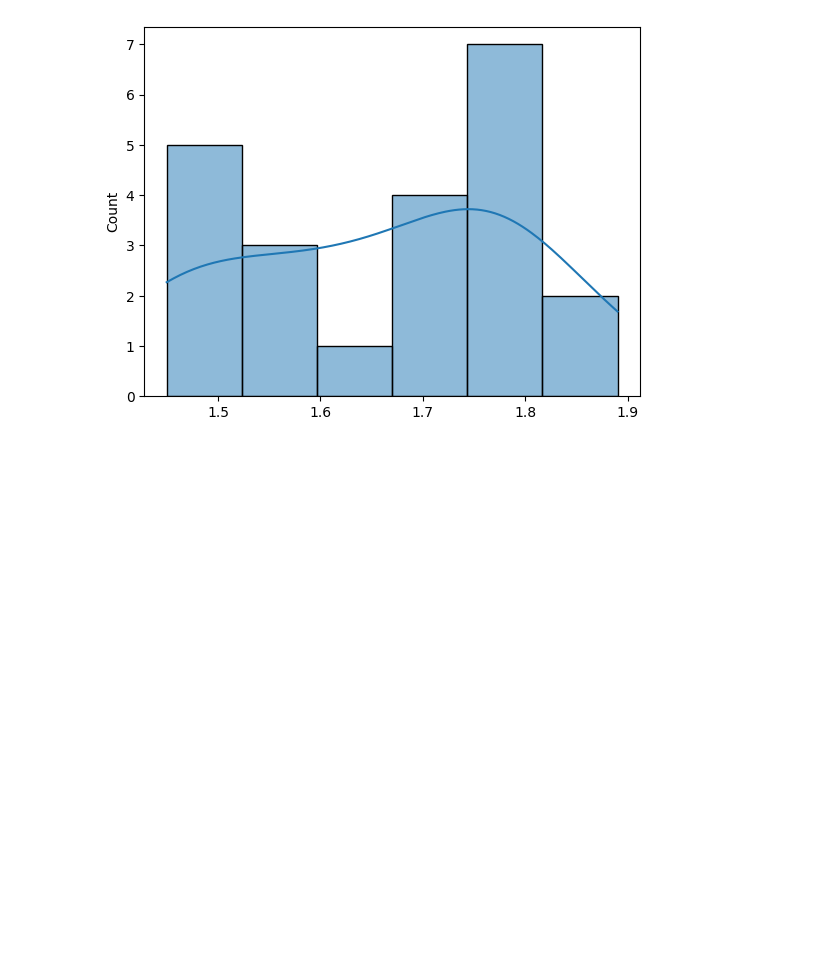
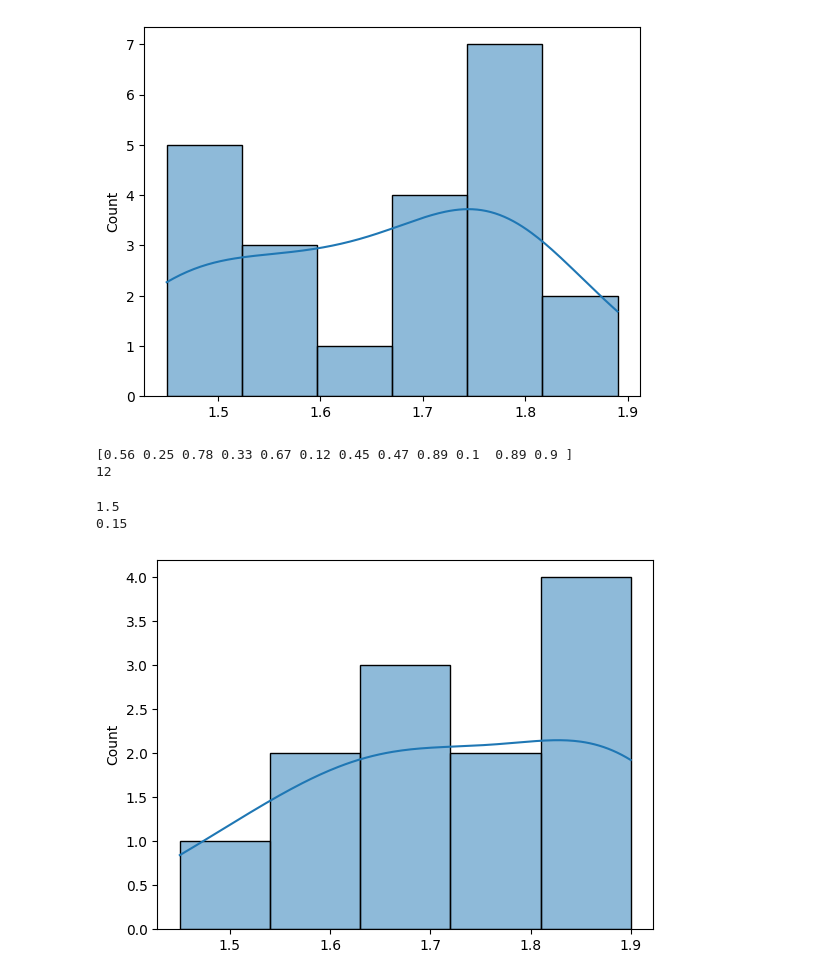
Before and after one commit to jeniferGoncalvesDaSilvaDev/Estatistica-python, a Jupyter notebook: lgn.ipynb, the cells around one changed output. Drawn from its saved outputs; the diff is of its cells as text; code cells hidden in the pictures; blank space fills up the shorter version.

```diff
--- a/lgn.ipynb
+++ b/lgn.ipynb
@@ -12,7 +12,7 @@ tamanho_p=len(lista_p)
 populacao=np.array(lista_p)
 
 
-lista_a=[1.67,1.89,1.45,1.78,1.90,1.67,1.89,1.56,1.90,1.78]
+lista_a=[1.67,1.89,1.45,1.78,1.90,1.67,1.89,1.56,1.90,1.78,1.56,1.67]
 tamanho_a=len(lista_a)
 amostra = np.array(lista_a)
 print(populacao)
@@ -32,3 +32,28 @@ sb.histplot(populacao,kde=True)
 plt.show()
 # %% [output]
 [figure]
+# %%
+probabilidades= np.array([0.56,0.25,0.78,0.33,0.67,0.12,0.45,0.47,0.89,0.10,0.89,0.90])
+print(probabilidades)
+print(len(probabilidades))
+# %% [output]
+[0.56 0.25 0.78 0.33 0.67 0.12 0.45 0.47 0.89 0.1  0.89 0.9 ]
+12
+# %%
+ex = 0
+valor_esperado=0
+for i,prob in zip(amostra, probabilidades):
+    ex= i * prob
+valor_esperado+= ex
+valor_esperado_arrendondado = round(valor_esperado,2)
+print(valor_esperado_arrendondado)
+s = round(st.stdev(amostra),2)
+print(s)
+# %% [output]
+1.5
+0.15
+# %%
+sb.histplot(amostra,kde=True)
+plt.show()
+# %% [output]
+[figure, added]
```
Also changed, not shown: parts of 1 cell of this notebook.
